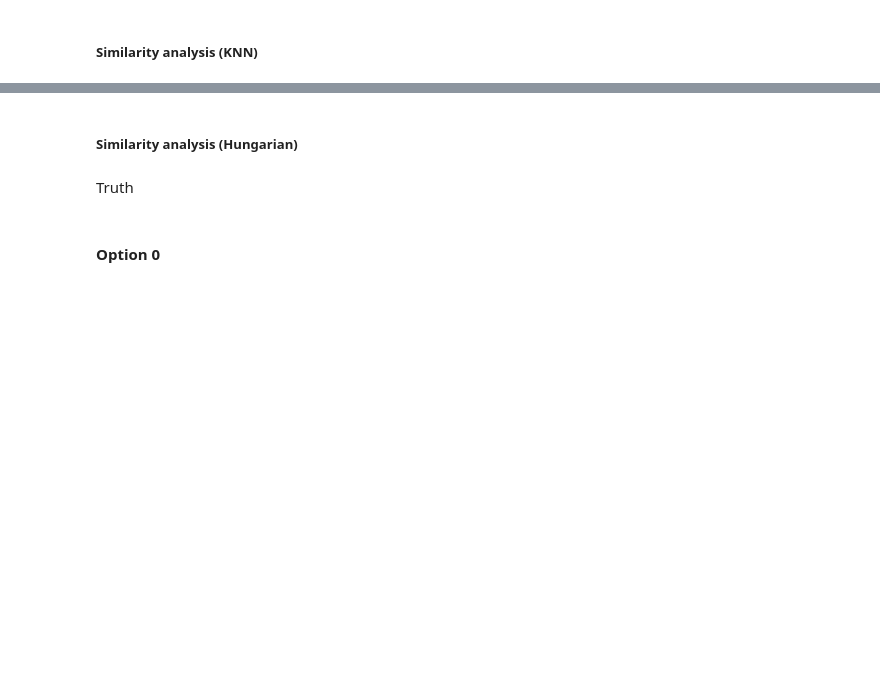
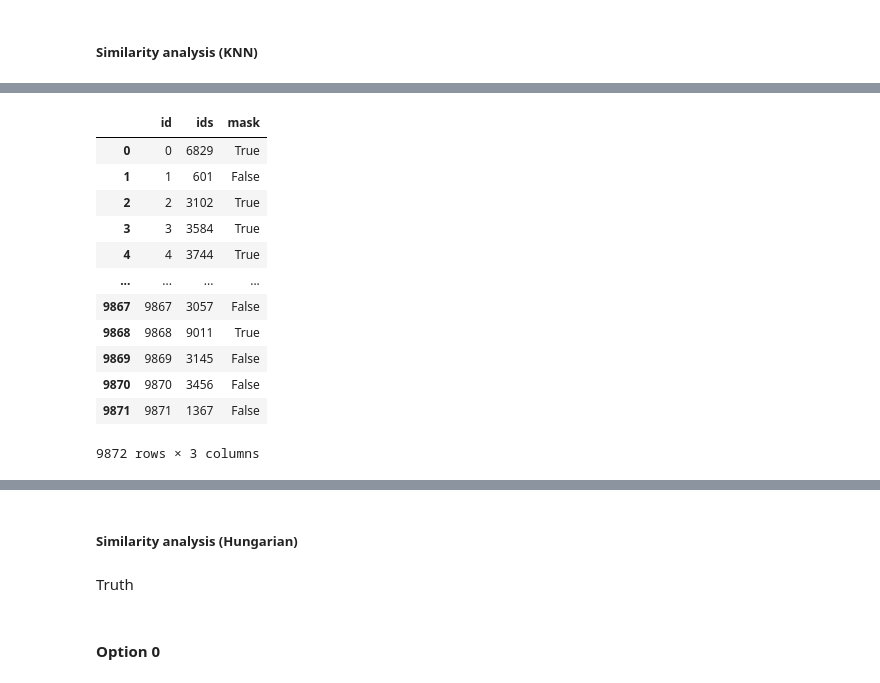
Before and after one commit to win7/Test_Graph_MatchingAlignment, a Jupyter notebook: Network-Alignment-with-Transferable-Graph-Autoencoders/test_subgraph_tg.ipynb, the cells around one changed output, grey strips where cells are left out. Drawn from its saved outputs; the diff is of its cells as text; code cells hidden in the pictures; blank space fills up the shorter version.

```diff
--- a/Network-Alignment-with-Transferable-Graph-Autoencoders/test_subgraph_tg.ipynb
+++ b/Network-Alignment-with-Transferable-Graph-Autoencoders/test_subgraph_tg.ipynb
@@ -750,0 +681,20 @@ array([[   0, 6829],
+# %%
+# Get mask
+mask = np.array([tuple(row) in map(tuple, test_pairs) for row in df_match.values])
+
+df_match["mask"] = mask
+df_match
+# %% [output]
+|  | id | ids | mask |
+| 0 | 0 | 6829 | True |
+| 1 | 1 | 601 | False |
+| 2 | 2 | 3102 | True |
+| 3 | 3 | 3584 | True |
+| 4 | 4 | 3744 | True |
+| ... | ... | ... | ... |
+| 9867 | 9867 | 3057 | False |
+| 9868 | 9868 | 9011 | True |
+| 9869 | 9869 | 3145 | False |
+| 9870 | 9870 | 3456 | False |
+| 9871 | 9871 | 1367 | False |
+9872 rows × 3 columns
```
Also changed, not shown: parts of 32 cells of this notebook, 2 other files.
